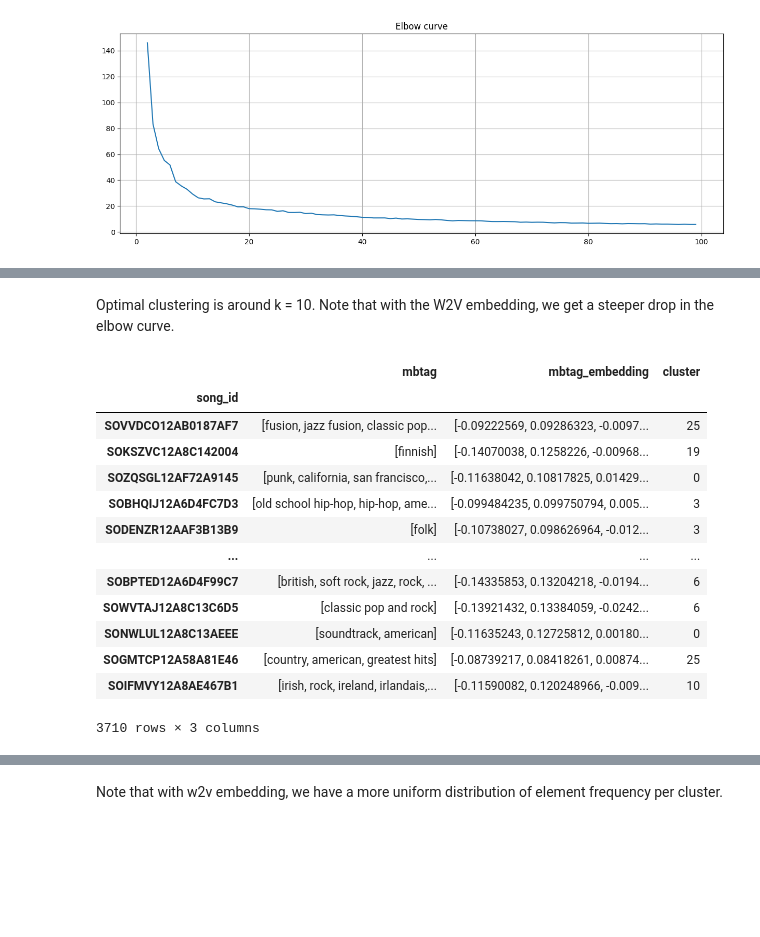
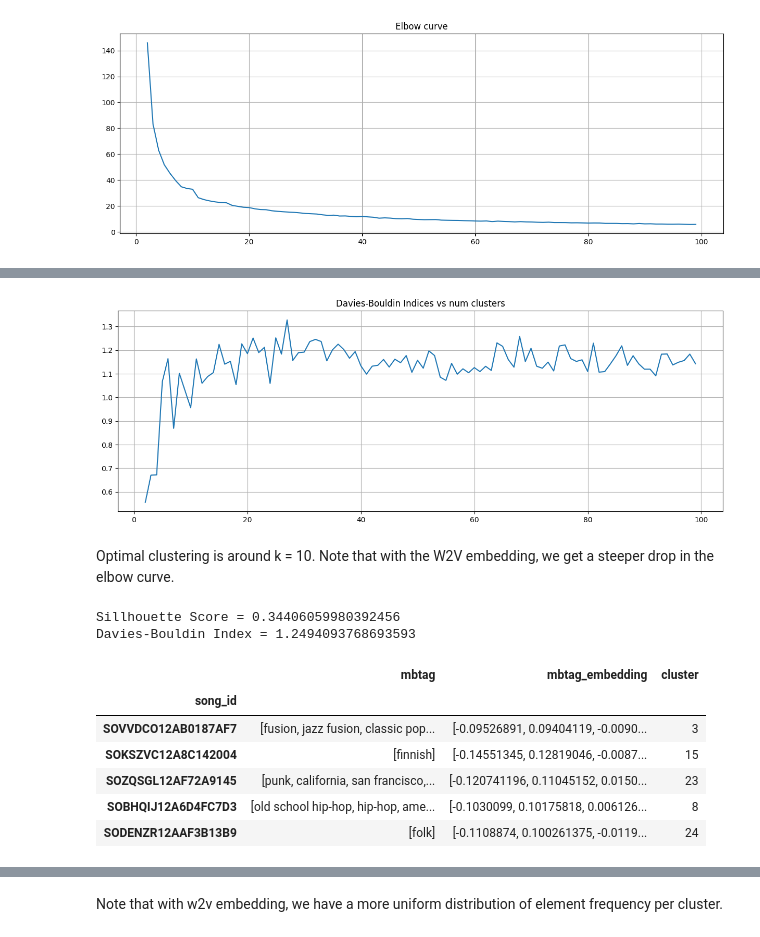
Before and after one commit to dsoman24/multimodal-music-recommender, a Jupyter notebook: preprocessing/main_preprocess.ipynb, the cells around one changed output, grey strips where cells are left out. Saved outputs shown, nothing was run; the diff lists cells and outputs as text; code cells hidden in the pictures; blank space fills up the shorter version.

Commit message:
add more cluster exploration

```diff
--- a/preprocessing/main_preprocess.ipynb
+++ b/preprocessing/main_preprocess.ipynb
@@ -338,26 +349,27 @@ plot_elbow_of_encoding_cluster(labels_w2v_embedding, 'mbtag_embedding', 100)
+# %%
+plot_num_clusters_vs_db_score(labels_w2v_embedding, 'mbtag_embedding', k_max=100)
+# %% [output]
+[figure, added]
 # %% [markdown]
 Optimal clustering is around k = 10. Note that with the W2V embedding, we get a steeper drop in the elbow curve.
 # %%
 k2 = 30
 kmeans = cluster_encodings(labels_w2v_embedding, 'mbtag_embedding', k2)
 labels_w2v_embedding_clustered = labels_w2v_embedding.copy()
 labels_w2v_embedding_clustered['cluster'] = kmeans.labels_
-labels_w2v_embedding_clustered
+print(f"Sillhouette Score = {get_sillhouette_score(kmeans, labels_w2v_embedding, 'mbtag_embedding')}")
+print(f"Davies-Bouldin Index = {get_davies_bouldin_index(kmeans, labels_w2v_embedding, 'mbtag_embedding')}")
+labels_w2v_embedding_clustered.head()
 # %% [output]
+Sillhouette Score = 0.34406059980392456
+Davies-Bouldin Index = 1.2494093768693593
 |  | mbtag | mbtag_embedding | cluster |
 | song_id |  |  |  |
-| SOVVDCO12AB0187AF7 | [fusion, jazz fusion, classic pop... | [-0.09222569, 0.09286323, -0.0097... | 25 |
-| SOKSZVC12A8C142004 | [finnish] | [-0.14070038, 0.1258226, -0.00968... | 19 |
-| SOZQSGL12AF72A9145 | [punk, california, san francisco,... | [-0.11638042, 0.10817825, 0.01429... | 0 |
-| SOBHQIJ12A6D4FC7D3 | [old school hip-hop, hip-hop, ame... | [-0.099484235, 0.099750794, 0.005... | 3 |
-| SODENZR12AAF3B13B9 | [folk] | [-0.10738027, 0.098626964, -0.012... | 3 |
-| ... | ... | ... | ... |
-| SOBPTED12A6D4F99C7 | [british, soft rock, jazz, rock, ... | [-0.14335853, 0.13204218, -0.0194... | 6 |
-| SOWVTAJ12A8C13C6D5 | [classic pop and rock] | [-0.13921432, 0.13384059, -0.0242... | 6 |
-| SONWLUL12A8C13AEEE | [soundtrack, american] | [-0.11635243, 0.12725812, 0.00180... | 0 |
-| SOGMTCP12A58A81E46 | [country, american, greatest hits] | [-0.08739217, 0.08418261, 0.00874... | 25 |
-| SOIFMVY12A8AE467B1 | [irish, rock, ireland, irlandais,... | [-0.11590082, 0.120248966, -0.009... | 10 |
+| SOVVDCO12AB0187AF7 | [fusion, jazz fusion, classic pop... | [-0.09526891, 0.09404119, -0.0090... | 3 |
+| SOKSZVC12A8C142004 | [finnish] | [-0.14551345, 0.12819046, -0.0087... | 15 |
+| SOZQSGL12AF72A9145 | [punk, california, san francisco,... | [-0.120741196, 0.11045152, 0.0150... | 23 |
+| SOBHQIJ12A6D4FC7D3 | [old school hip-hop, hip-hop, ame... | [-0.1030099, 0.10175818, 0.006126... | 8 |
+| SODENZR12AAF3B13B9 | [folk] | [-0.1108874, 0.100261375, -0.0119... | 24 |
-3710 rows × 3 columns
 # %%
 plot_num_elements_per_cluster(labels_w2v_embedding, 'mbtag_embedding', k2)
 # %% [output]
```
Also changed, not shown: parts of 15 cells of this notebook, 1 other file.
